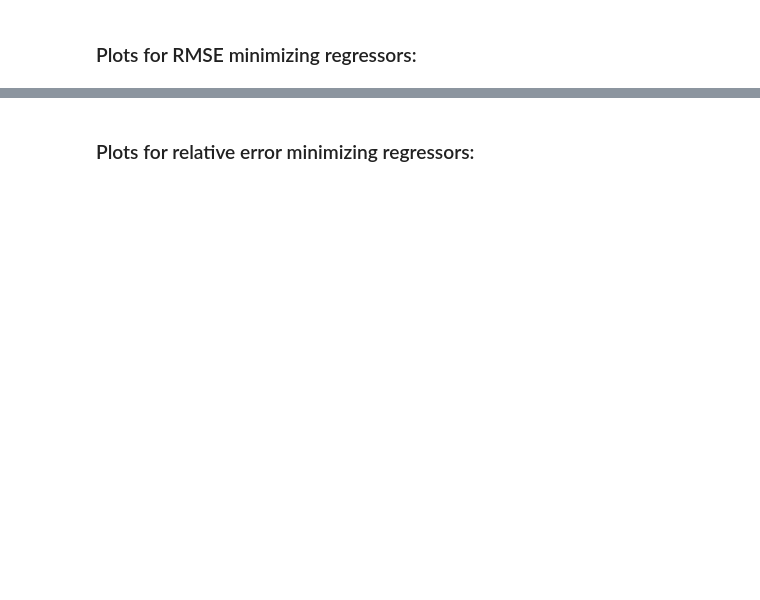
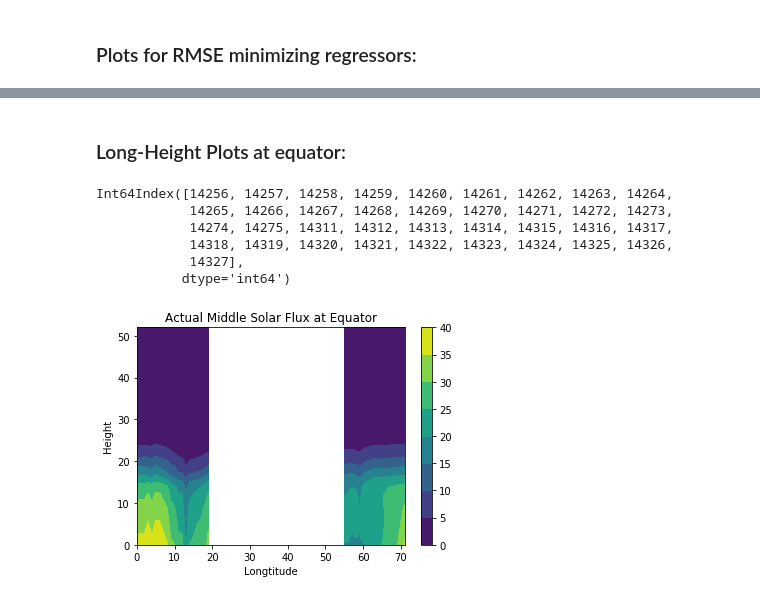
Before and after one commit to aremorov/mars_atmosphere_ML, a Jupyter notebook: ML3.1.2.ipynb, the cells around one changed output, grey strips where cells are left out. Cells and saved outputs as stored; diff of their text form; code cells hidden in the pictures; blank space fills up the shorter version.

Commit message:
Added plots

```diff
--- a/ML3.1.2.ipynb
+++ b/ML3.1.2.ipynb
@@ -197,8 +224,8 @@ full_pred_contour = np.full((36, 72), np.nan)
 for index in ti_indices:
     lat_point = index//72 - 36*5
     long_point = index%72 - 1*72
-    full_out_contour[lat_point][long_point] = total_out[np.where(all_indices == index)]
-    full_pred_contour[lat_point][long_point] = custom_out[np.where(all_indices == index)]
+    full_out_contour[lat_point][long_point] = total_out[np.where(all_indices == index), 25] #choose some middle layer
+    full_pred_contour[lat_point][long_point] = custom_out[np.where(all_indices == index), 25]
     #full_pred_contour2[lat_point][long_point] = custom_out2[np.where(all_indices == index)]
 # %%
 plt.contourf(full_out_contour)
@@ -235,3 +272,32 @@ plt.show() #some massive relative errors at the edge
-# %% [markdown]
-### Plots for relative error minimizing regressors:
+# %% [markdown]
+### Long-Height Plots at equator:
+# %%
+all_indices = total_in.index
+ti_indices = all_indices[all_indices >= 5*36*72 + 18*72]
+ti_indices = ti_indices[ti_indices < 5*36*72 + 19*72]
+ti_indices #ith time snapshot indices for longtitude/height map, currently set to 6th time snapshot
+# %% [output]
+Int64Index([14256, 14257, 14258, 14259, 14260, 14261, 14262, 14263, 14264,
+            14265, 14266, 14267, 14268, 14269, 14270, 14271, 14272, 14273,
+            14274, 14275, 14311, 14312, 14313, 14314, 14315, 14316, 14317,
+            14318, 14319, 14320, 14321, 14322, 14323, 14324, 14325, 14326,
+            14327],
+           dtype='int64')
+# %%
+total_out = np.array(total_out)
+height_out_contour = np.full((53, 72), np.nan)
+height_pred_contour = np.full((53, 72), np.nan) #longtitude-height contours
+for index in ti_indices:
+    long_point = index%72
+    height_out_contour[:,long_point] = total_out[np.where(all_indices == index)][0][::-1]
+    height_pred_contour[:,long_point] = custom_out[np.where(all_indices == index)][0][::-1] #flips the height to look better
+# %%
+plt.contourf(height_out_contour)
+plt.colorbar()
+plt.title("Actual Middle Solar Flux at Equator")
+plt.xlabel("Longtitude")
+plt.ylabel("Height")
+plt.show()
+# %% [output]
+[figure, added]
 # %%
```
Also changed, not shown: parts of 10 cells of this notebook.
